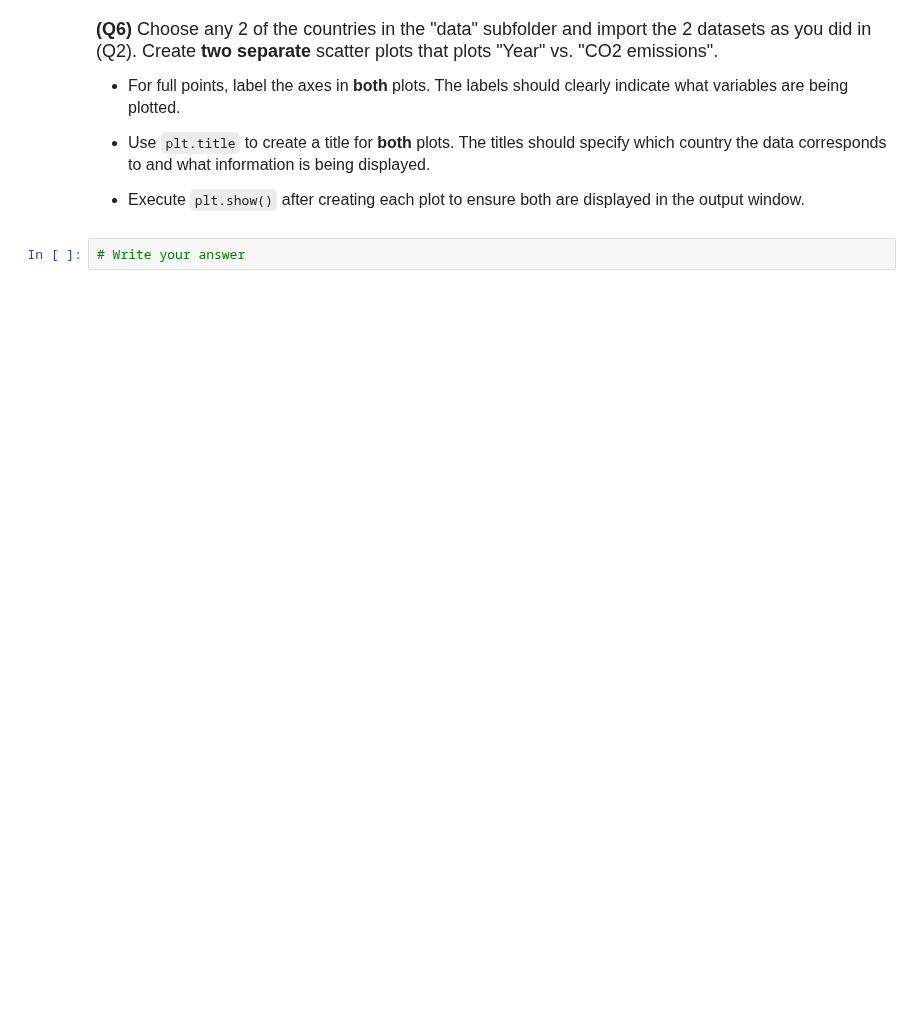
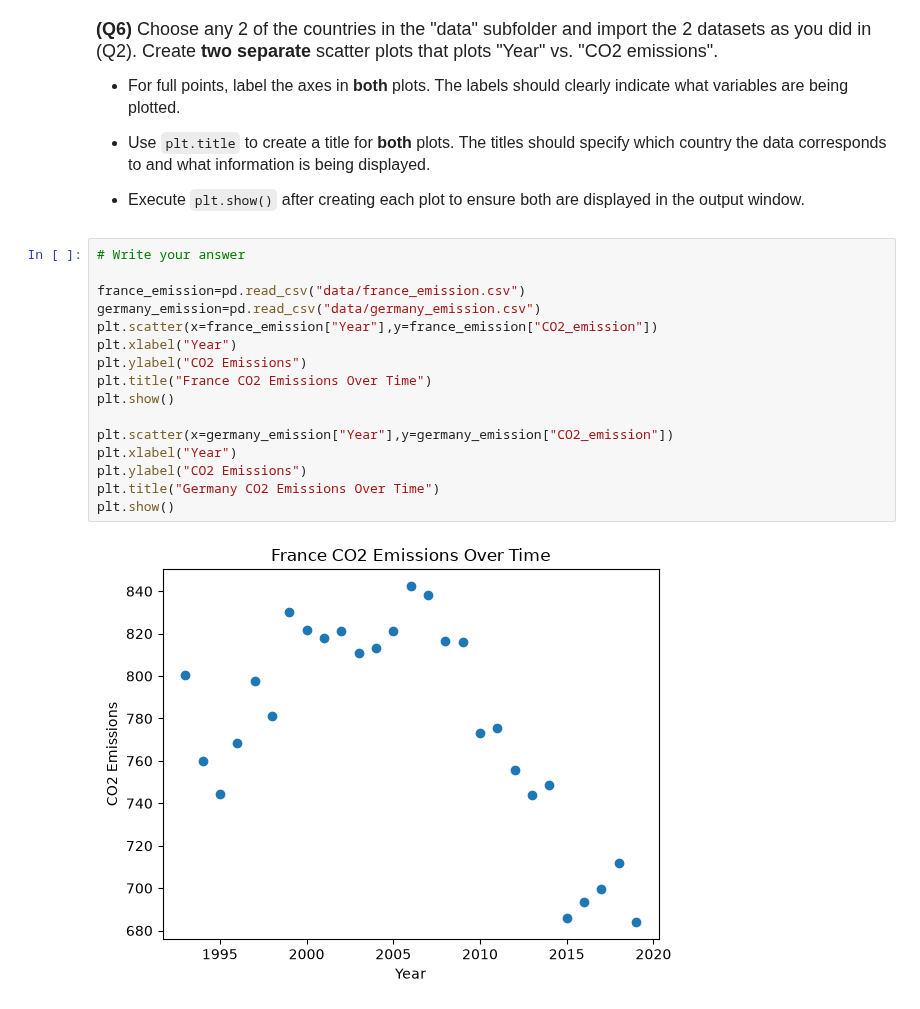
Before and after one commit to SarahWang06/datasci185fall2026, a Jupyter notebook: _assignments/assignment_2/Assignment2.ipynb, the cells around one changed output. Cells and saved outputs as stored; diff of their text form; blank space fills up the shorter version.

```diff
--- a/_assignments/assignment_2/Assignment2.ipynb
+++ b/_assignments/assignment_2/Assignment2.ipynb
@@ -114,5 +150,21 @@ us_emissions["CO2_emission"].describe()
 - Use `plt.title` to create a title for **both** plots. The titles should specify which country the data corresponds to and what information is being displayed.
 
 - Execute `plt.show()` after creating each plot to ensure both are displayed in the output window.
-# %%
-# Write your answer
+# %%
+# Write your answer
+
+france_emission=pd.read_csv("data/france_emission.csv")
+germany_emission=pd.read_csv("data/germany_emission.csv")
+plt.scatter(x=france_emission["Year"],y=france_emission["CO2_emission"])
+plt.xlabel("Year")
+plt.ylabel("CO2 Emissions")
+plt.title("France CO2 Emissions Over Time")
+plt.show()
+
+plt.scatter(x=germany_emission["Year"],y=germany_emission["CO2_emission"])
+plt.xlabel("Year")
+plt.ylabel("CO2 Emissions")
+plt.title("Germany CO2 Emissions Over Time")
+plt.show()
+# %% [output]
+[figure, added]
```
Also changed, not shown: parts of 8 cells of this notebook.
